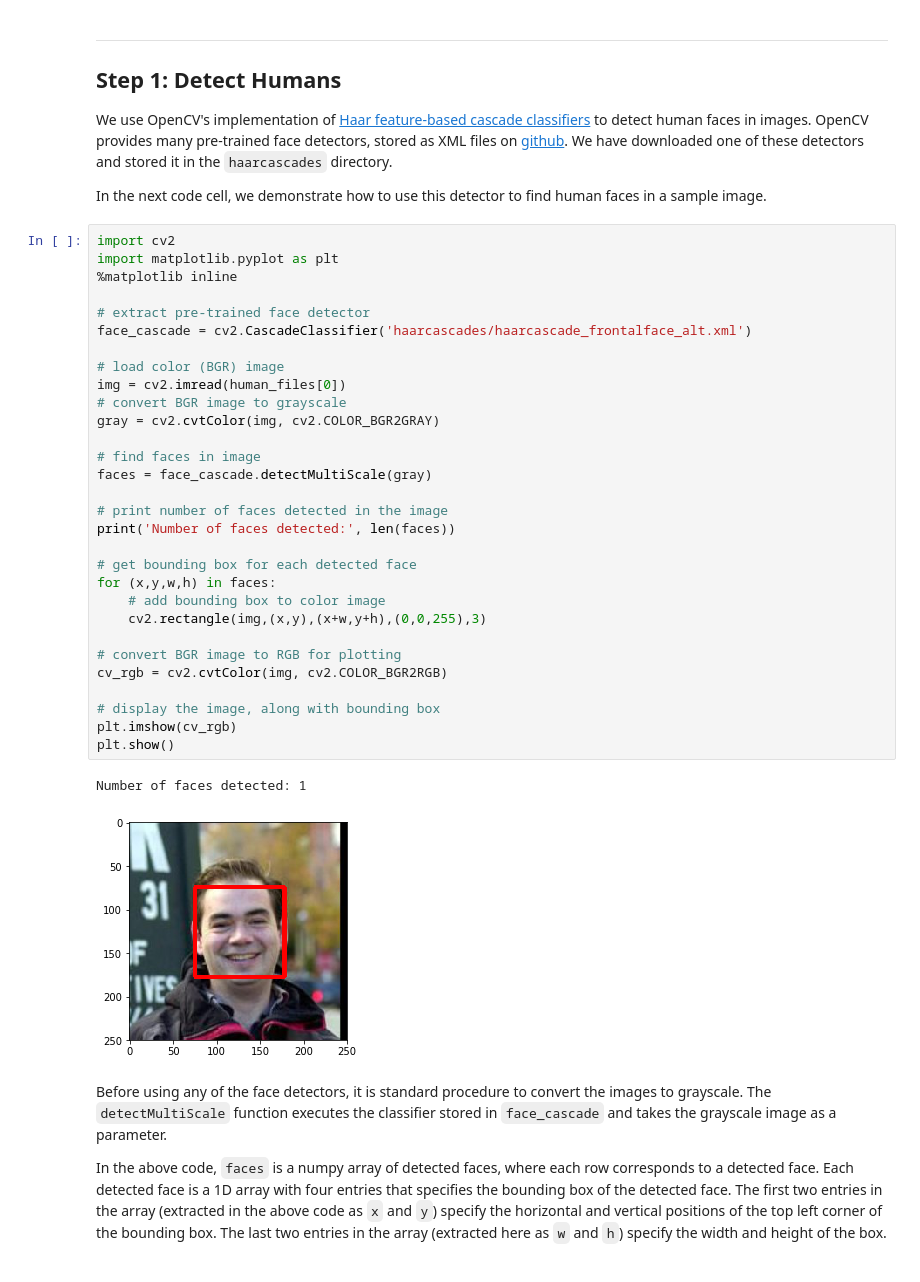
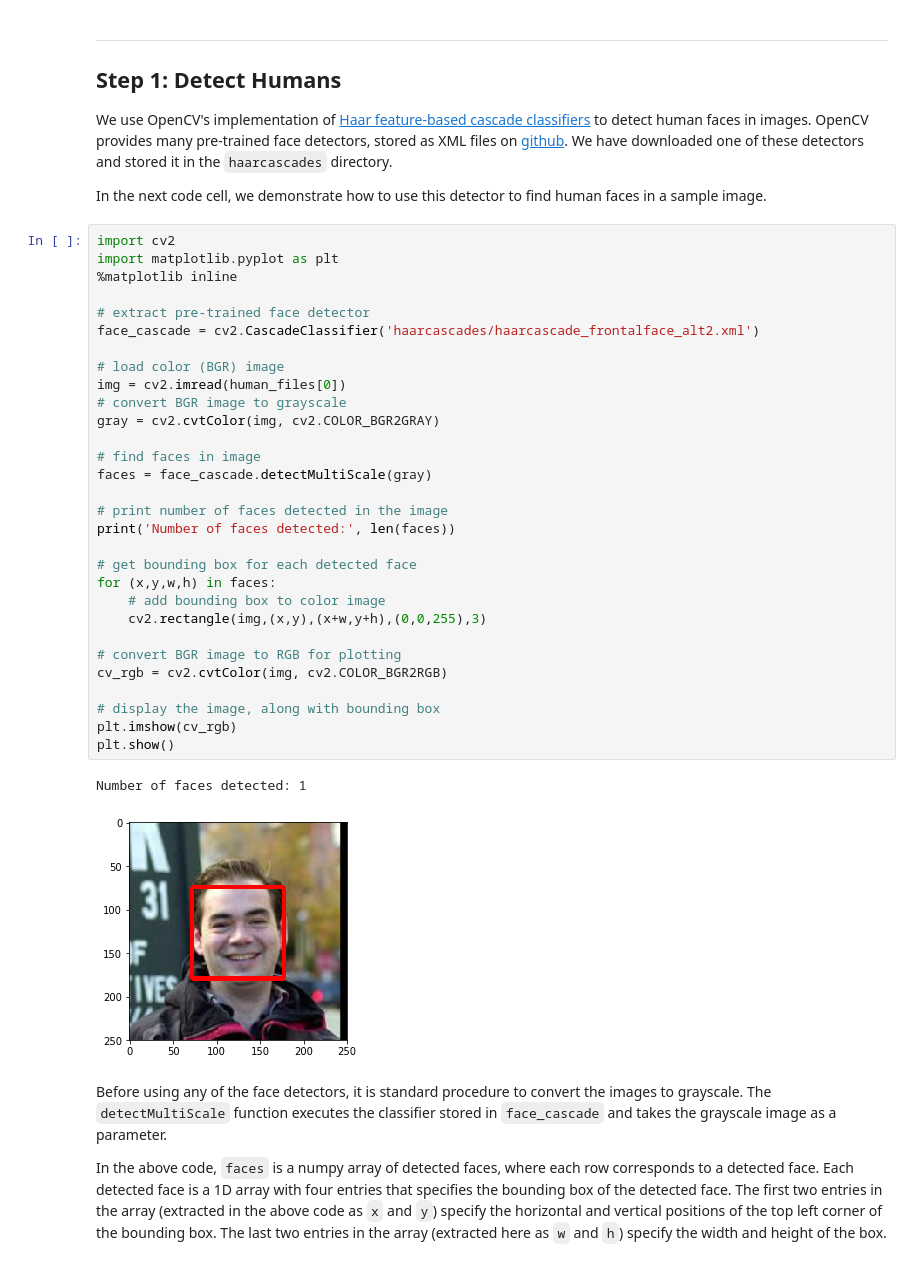
Before and after one commit to nobso/dog-project, a Jupyter notebook: dog_app.ipynb, the cells around one changed output. Drawn from its saved outputs; the diff is of its cells as text.

```diff
--- a/dog_app.ipynb
+++ b/dog_app.ipynb
@@ -114,35 +114,35 @@ In the next code cell, we demonstrate how to use this detector to find human fac
 import cv2
 import matplotlib.pyplot as plt
 %matplotlib inline
 
 # extract pre-trained face detector
-face_cascade = cv2.CascadeClassifier('haarcascades/haarcascade_frontalface_alt.xml')
+face_cascade = cv2.CascadeClassifier('haarcascades/haarcascade_frontalface_alt2.xml')
 
 # load color (BGR) image
 img = cv2.imread(human_files[0])
 # convert BGR image to grayscale
 gray = cv2.cvtColor(img, cv2.COLOR_BGR2GRAY)
 
 # find faces in image
 faces = face_cascade.detectMultiScale(gray)
 
 # print number of faces detected in the image
 print('Number of faces detected:', len(faces))
 
 # get bounding box for each detected face
 for (x,y,w,h) in faces:
     # add bounding box to color image
     cv2.rectangle(img,(x,y),(x+w,y+h),(0,0,255),3)
 
 # convert BGR image to RGB for plotting
 cv_rgb = cv2.cvtColor(img, cv2.COLOR_BGR2RGB)
 
 # display the image, along with bounding box
 plt.imshow(cv_rgb)
 plt.show()
 # %% [output]
 Number of faces detected: 1
-[figure, old version]
+[figure, new version]
 # %% [markdown]
 Before using any of the face detectors, it is standard procedure to convert the images to grayscale.  The `detectMultiScale` function executes the classifier stored in `face_cascade` and takes the grayscale image as a parameter.
 
```
Also changed, not shown: parts of 27 cells of this notebook.
